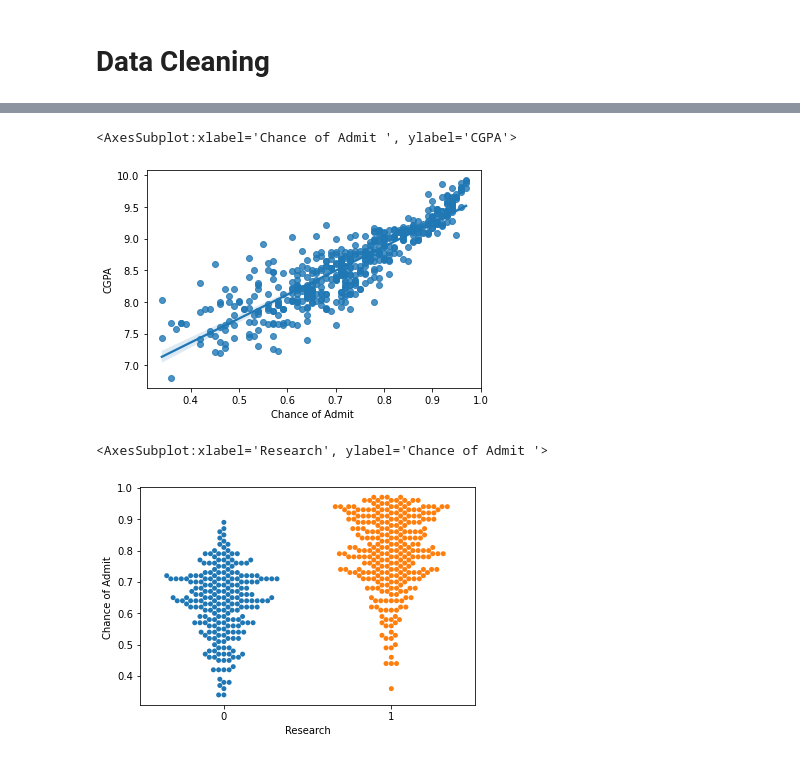
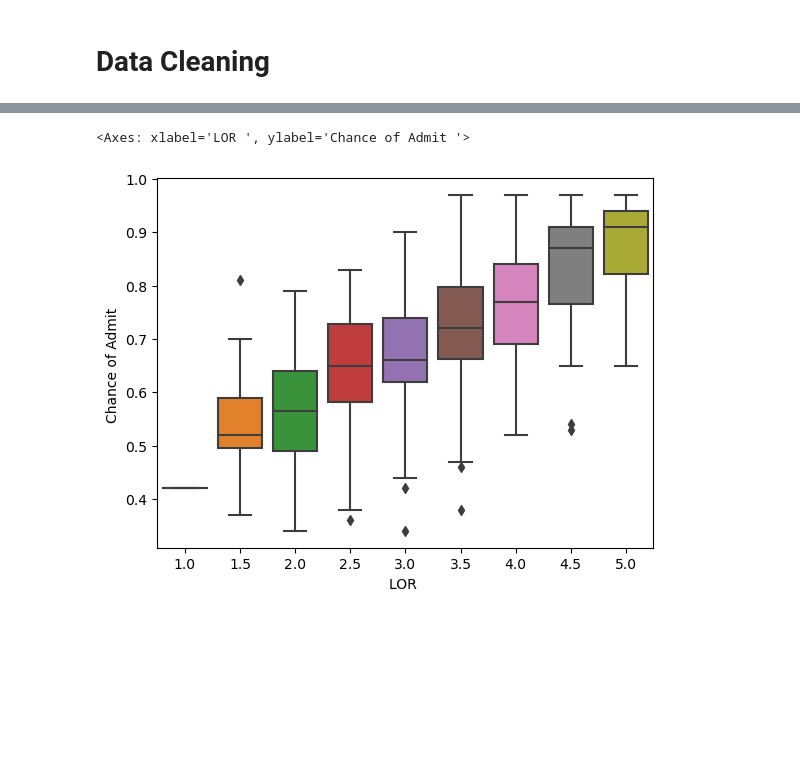
Before and after one commit to JiahuaS/STAT4185_Final_Project, a Jupyter notebook: Ensemble_Learning_College_Admission_Chance_Project.ipynb, the cells around one changed output, grey strips where cells are left out. Drawn from its saved outputs; the diff is of its cells as text; code cells hidden in the pictures; blank space fills up the shorter version.

```diff
--- a/Ensemble_Learning_College_Admission_Chance_Project.ipynb
+++ b/Ensemble_Learning_College_Admission_Chance_Project.ipynb
@@ -115,10 +342,5 @@ sns.boxplot('LOR ', 'Chance of Admit ', data = data)
 # %%
-sns.regplot(x = data['Chance of Admit '], y = data['CGPA'])
+sns.boxplot(x=data.iloc[:, 4], y=data.iloc[:, -1], data=data)
 # %% [output]
-<AxesSubplot:xlabel='Chance of Admit ', ylabel='CGPA'>
+<Axes: xlabel='LOR ', ylabel='Chance of Admit '>
-[figure, old version]
+[figure, new version]
-# %%
-sns.swarmplot(x = data['Research'], y = data['Chance of Admit '])
-# %% [output]
-<AxesSubplot:xlabel='Research', ylabel='Chance of Admit '>
-[figure, removed]
```
Also changed, not shown: parts of 65 cells of this notebook, 4 other files.
